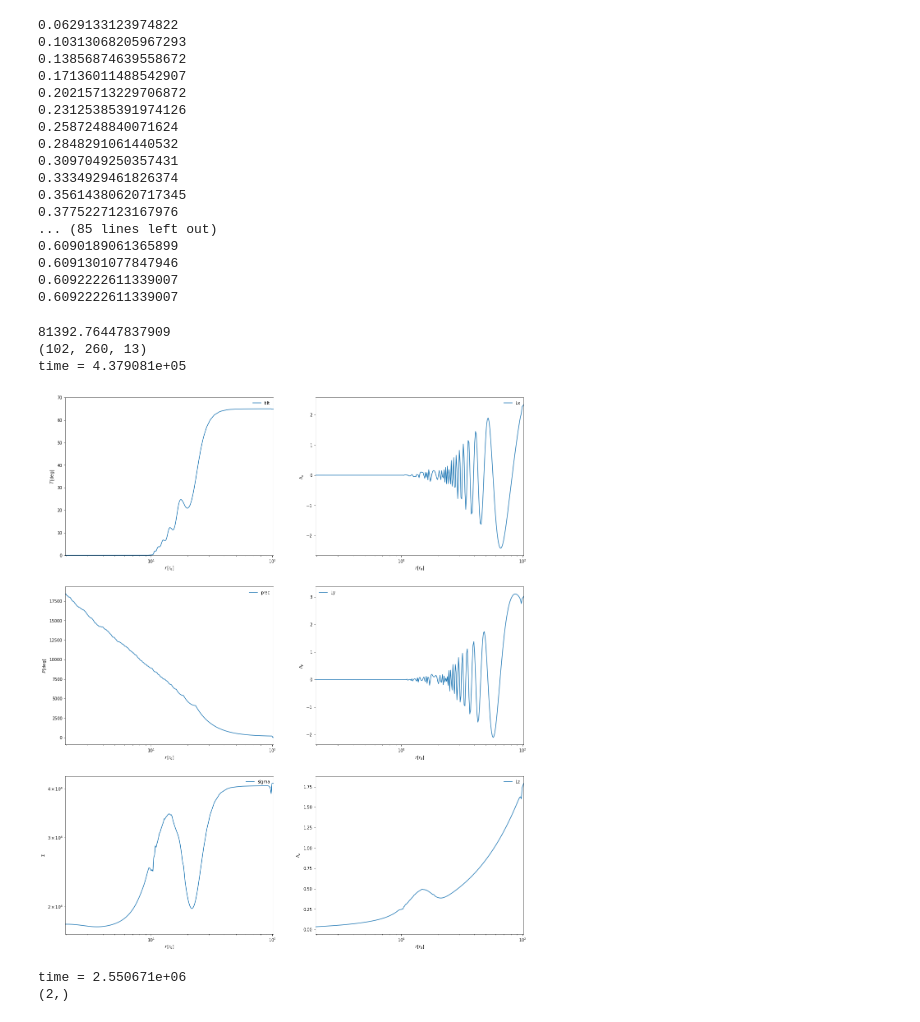
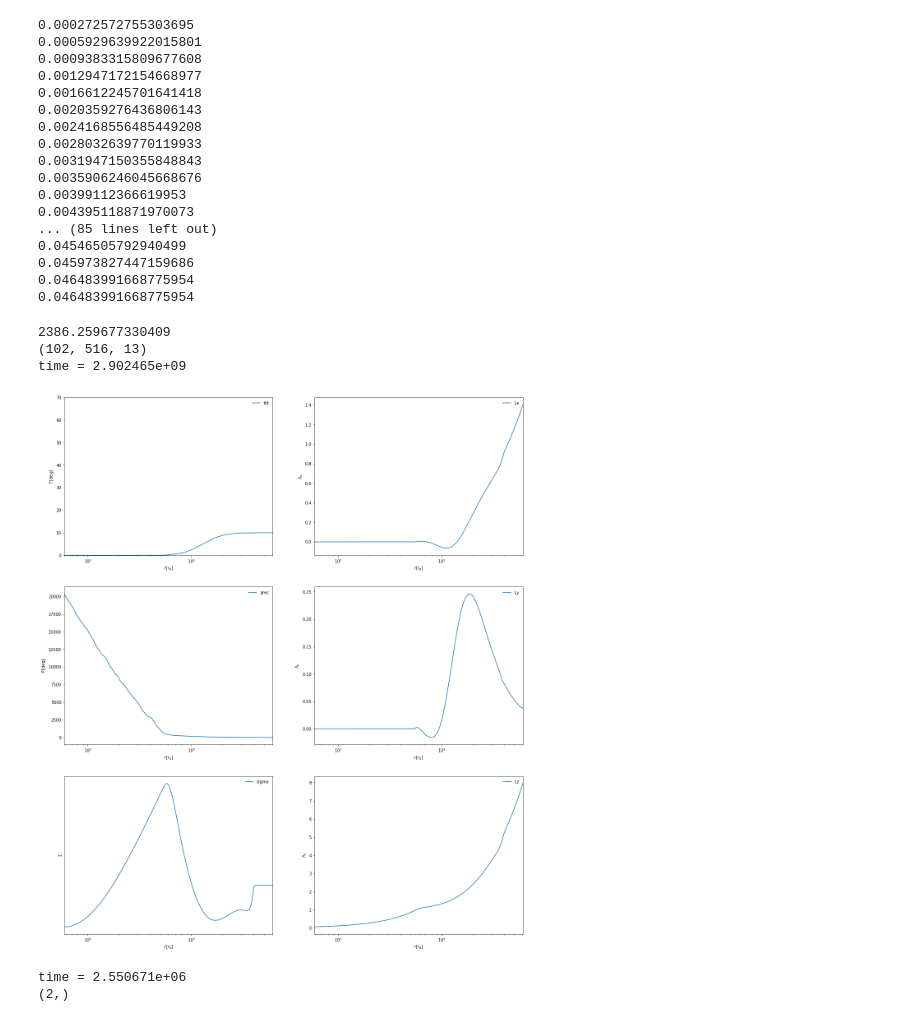
Before and after one commit to nomahen/twisted_disk_1d, a Jupyter notebook: notebooks/plot_outputs_new.ipynb, the cells around one changed output. Saved outputs shown, nothing was run; the diff lists cells and outputs as text; code cells hidden in the pictures.

```diff
--- a/notebooks/plot_outputs_new.ipynb
+++ b/notebooks/plot_outputs_new.ipynb
@@ -6,8 +6,10 @@ from read_data import *
 
 %matplotlib inline
 # %%
-pref = '../outputs/t65/output_'
-#pref = '../outputs/new_tests/bp/outflow_alt/tilt10_tv0001_s2_t2/n1024/output_'
+#pref = '../outputs/t65/output_'
+pref = '../outputs/soft_tests/bp/outflow_alt/tilt10_tv0001_s2_t2/n512/output_'
+#pref = '../outputs/extraploglog_tests/bp/outflow_alt/tilt10_tv0001_s2_t2/n512/output_'
+#pref = '../outputs/largepsi_tests/bp/outflow_alt/tilt10_tv0001_s2_t2/n512/output_'
 HoR  = 1e-3
 filenames = get_fn_list(pref,0,409201)
 full_data = []
@@ -75,23 +77,23 @@ init_mass = integrate_mass(full_data[0])
 for i in range(1,len(full_data)):
     print (init_mass - integrate_mass(full_data[i]))/init_mass
 # %% [output]
-0.0629133123974822
-0.10313068205967293
-0.13856874639558672
-0.17136011488542907
-0.20215713229706872
-0.23125385391974126
-0.2587248840071624
-0.2848291061440532
-0.3097049250357431
-0.3334929461826374
-0.35614380620717345
-0.3775227123167976
+0.000272572755303695
+0.0005929639922015801
+0.0009383315809677608
+0.0012947172154668977
+0.0016612245701641418
+0.0020359276436806143
+0.0024168556485449208
+0.0028032639770119933
+0.0031947150355848843
+0.0035906246045668676
+0.00399112366619953
+0.004395118871970073
 ... (85 lines left out)
-0.6090189061365899
-0.6091301077847946
-0.6092222611339007
-0.6092222611339007
+0.04546505792940499
+0.045973827447159686
+0.046483991668775954
+0.046483991668775954
 # %%
 def plot_interface(table):
     plot_r  = table["r"]
@@ -150,38 +152,38 @@ def plot_interface(table):
         #ax[1][1].set_ylim(-50,1)
         ax[1][1].set_xlim(rmin,rmax)
         ax[1][1].set_xscale('log')
         ax[1][1].legend(frameon=False)
     if 0: # dpdt
         ax[1][1].plot(plot_r,plot_dpdt)
         ax[1][1].set_xlabel(r'$r\,[r_{\rm g}]$')
         ax[1][1].set_ylabel(r'$\dot{P}$')
         #ax[1][1].set_ylim(-50,1)
         ax[1][1].set_xlim(rmin,rmax)
         ax[1][1].set_xscale('log')
         ax[1][1].legend(frameon=False)
 
 
     ax[2][1].plot(plot_r,plot_Lz)
     ax[2][1].set_xlabel(r'$r\,[r_{\rm g}]$')
     ax[2][1].set_ylabel(r'$\Lambda_z$')
     #ax[2][1].set_ylim(-1e-3,1e-3)
     ax[2][1].set_xlim(rmin,rmax)
     ax[2][1].set_xscale('log')
     ax[2][1].legend(frameon=False)
 
 
     return fig
 
 print np.max(full_data[0]["sigma"])
 print np.shape(full_data)
-fig = plot_interface(full_data[1])
+fig = plot_interface(full_data[70])
 
 plt.show()
 # %% [output]
-81392.76447837909
-(102, 260, 13)
-time = 4.379081e+05
+2386.259677330409
+(102, 516, 13)
+time = 2.902465e+09
-[figure, old version]
+[figure, new version]
 # %%
 def plot_interface_vid(table):
     plot_r  = table["r"]
```
Also changed, not shown: parts of 2 cells of this notebook, 23 other files.
